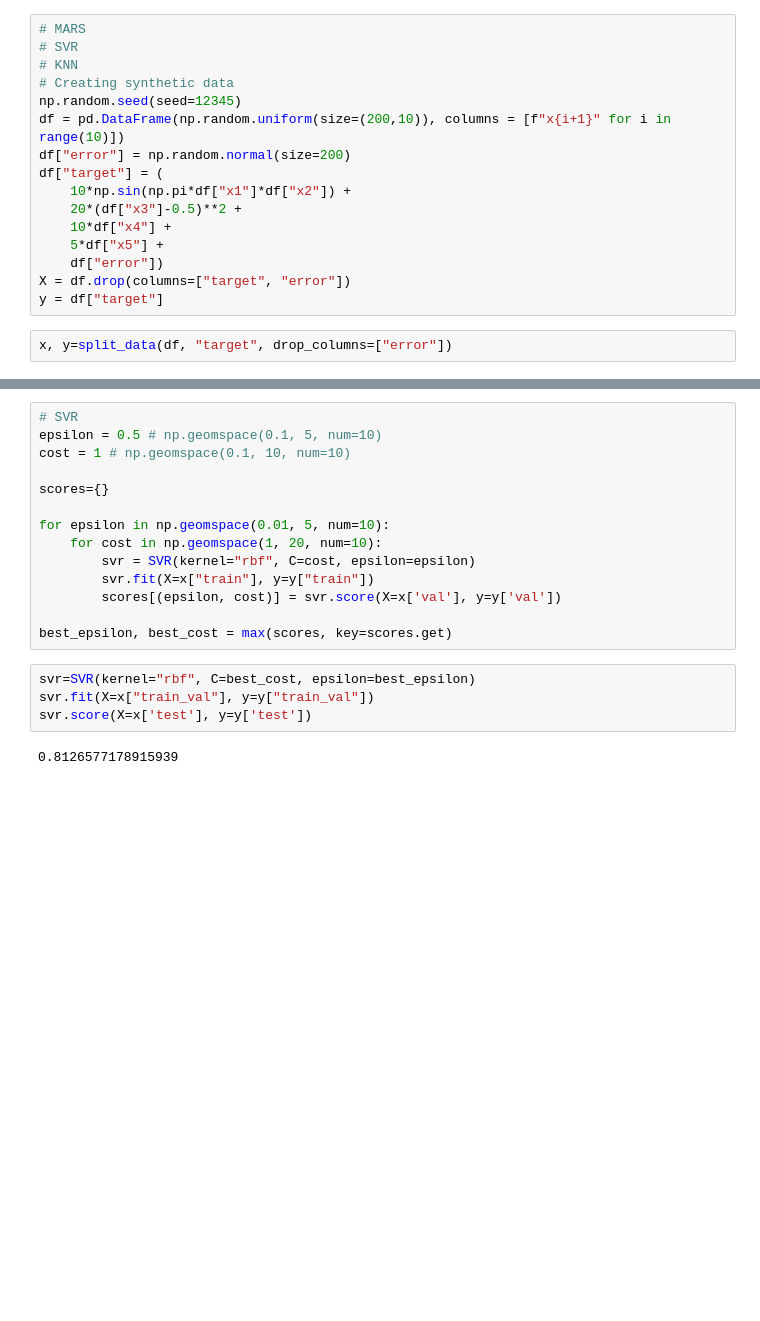
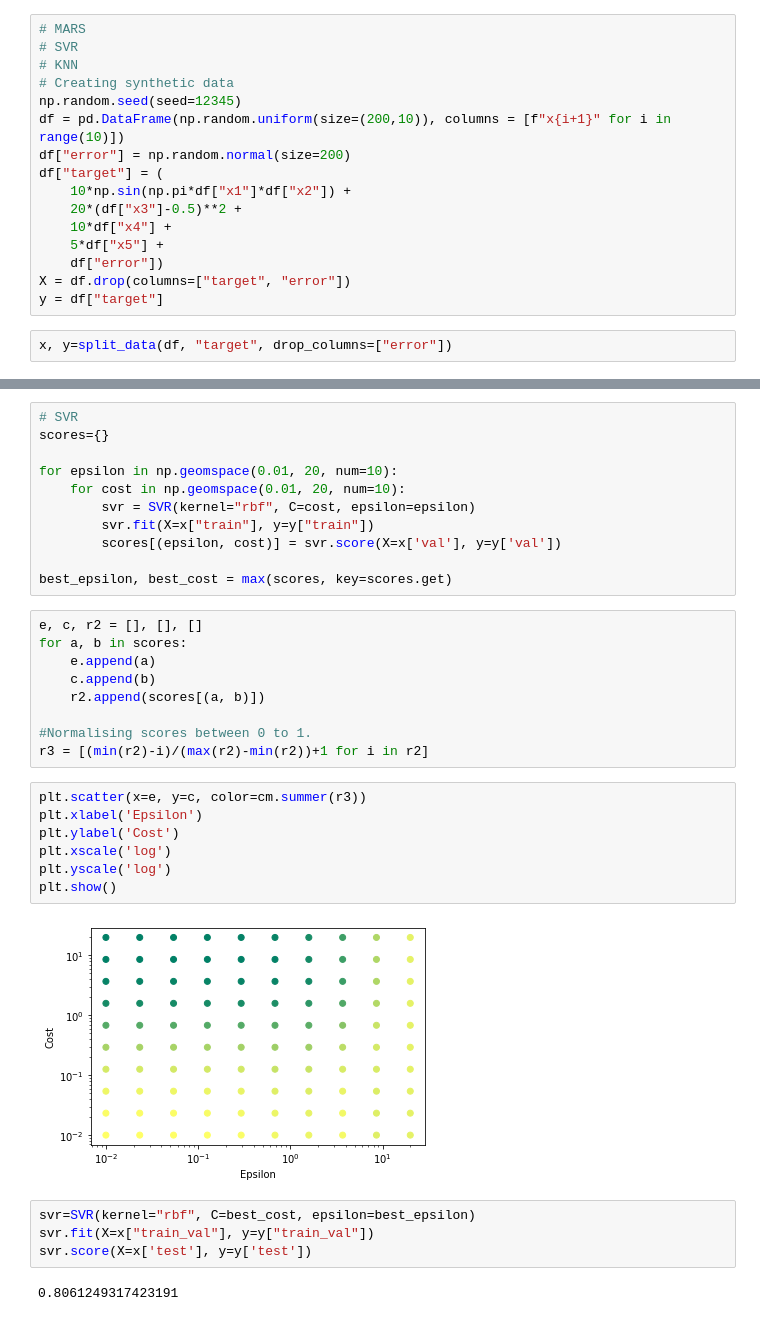
Before and after one commit to imrogerjiang/applied-predictive-modelling, a Jupyter notebook: CH7_2.ipynb, the cells around one changed output, grey strips where cells are left out. Cells and saved outputs as stored; diff of their text form; blank space fills up the shorter version.

```diff
--- a/CH7_2.ipynb
+++ b/CH7_2.ipynb
@@ -95,21 +113,36 @@ x6      0.00
 x5      0.00
 # %%
 # SVR
-epsilon = 0.5 # np.geomspace(0.1, 5, num=10)
-cost = 1 # np.geomspace(0.1, 10, num=10)
-
 scores={}
 
-for epsilon in np.geomspace(0.01, 5, num=10):
-    for cost in np.geomspace(1, 20, num=10):
+for epsilon in np.geomspace(0.01, 20, num=10):
+    for cost in np.geomspace(0.01, 20, num=10):
         svr = SVR(kernel="rbf", C=cost, epsilon=epsilon)
         svr.fit(X=x["train"], y=y["train"])
         scores[(epsilon, cost)] = svr.score(X=x['val'], y=y['val'])
 
 best_epsilon, best_cost = max(scores, key=scores.get)
+# %%
+e, c, r2 = [], [], []
+for a, b in scores:
+    e.append(a)
+    c.append(b)
+    r2.append(scores[(a, b)])
+
+#Normalising scores between 0 to 1.
+r3 = [(min(r2)-i)/(max(r2)-min(r2))+1 for i in r2]
+# %%
+plt.scatter(x=e, y=c, color=cm.summer(r3))
+plt.xlabel('Epsilon')
+plt.ylabel('Cost')
+plt.xscale('log')
+plt.yscale('log')
+plt.show()
+# %% [output]
+[figure, added]
 # %%
 svr=SVR(kernel="rbf", C=best_cost, epsilon=best_epsilon)
 svr.fit(X=x["train_val"], y=y["train_val"])
 svr.score(X=x['test'], y=y['test'])
 # %% [output]
-0.8126577178915939
+0.8061249317423191
```
Also changed, not shown: parts of 10 cells of this notebook.
